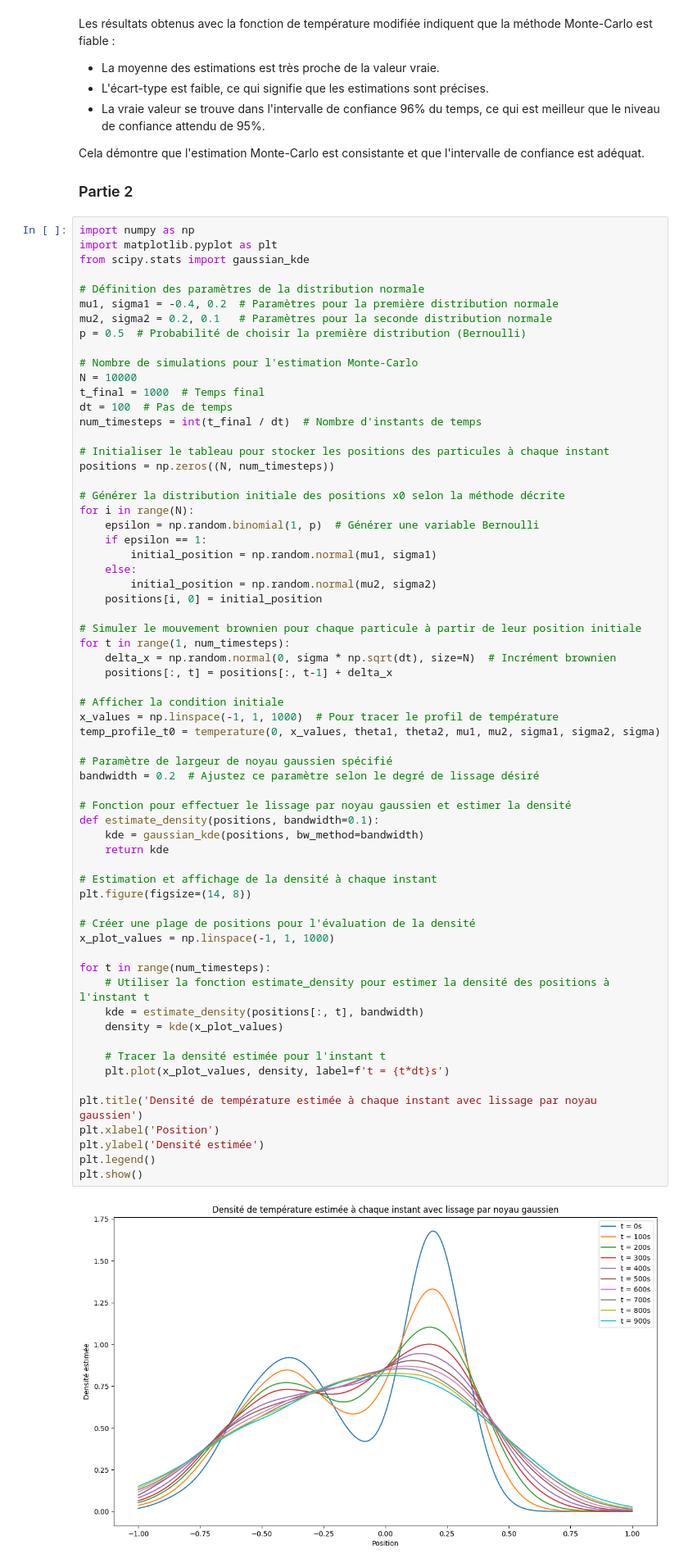
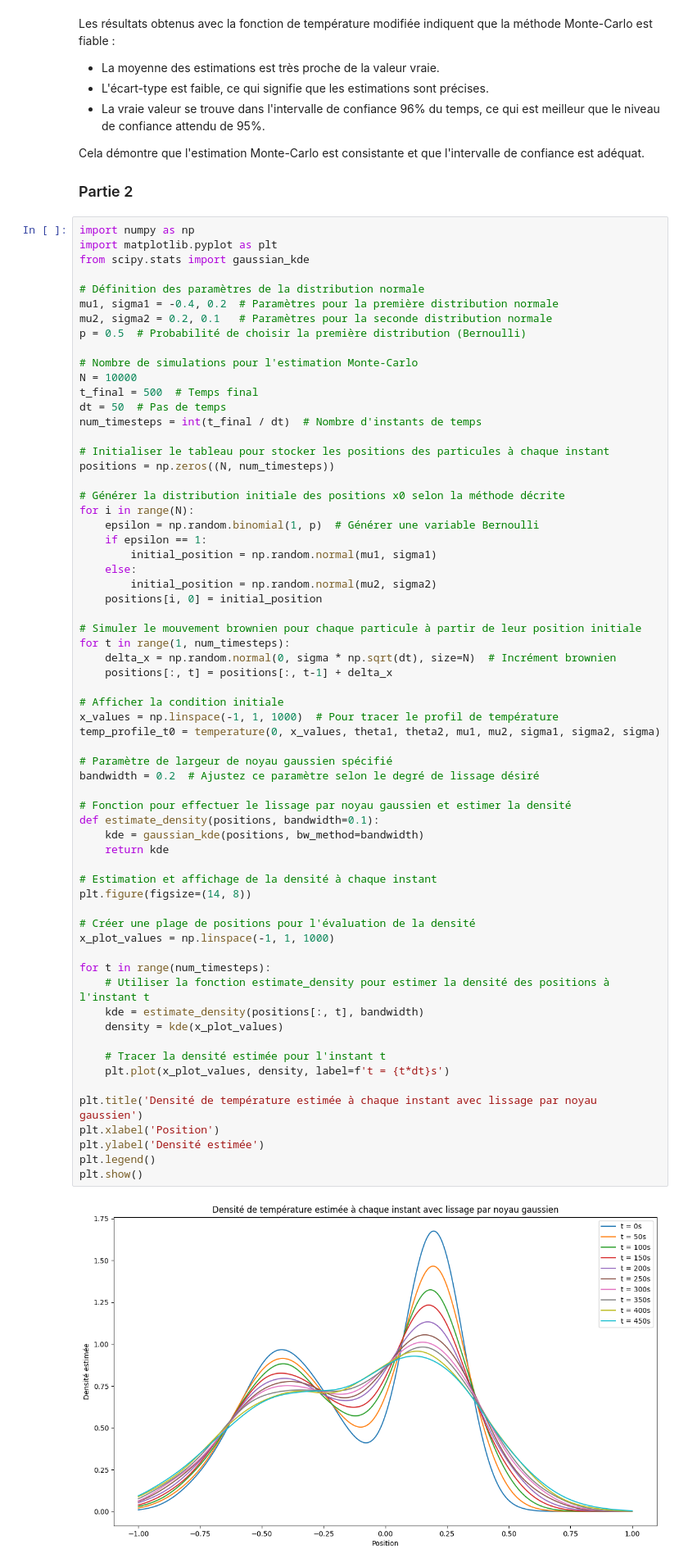
Before and after one commit to malayaan/calcul_sto, a Jupyter notebook: td1/tp_paul.Ipynb, the cells around one changed output. Shown at 82% size. Saved outputs shown, nothing was run; the diff lists cells and outputs as text.

```diff
--- a/td1/tp_paul.Ipynb
+++ b/td1/tp_paul.Ipynb
@@ -301,8 +301,8 @@ p = 0.5  # Probabilité de choisir la première distribution (Bernoulli)
 
 # Nombre de simulations pour l'estimation Monte-Carlo
 N = 10000
-t_final = 1000  # Temps final
-dt = 100  # Pas de temps
+t_final = 500  # Temps final
+dt = 50  # Pas de temps
 num_timesteps = int(t_final / dt)  # Nombre d'instants de temps
 
 # Initialiser le tableau pour stocker les positions des particules à chaque instant
@@ -327,34 +327,34 @@ x_values = np.linspace(-1, 1, 1000)  # Pour tracer le profil de température
 temp_profile_t0 = temperature(0, x_values, theta1, theta2, mu1, mu2, sigma1, sigma2, sigma)
 
 # Paramètre de largeur de noyau gaussien spécifié
 bandwidth = 0.2  # Ajustez ce paramètre selon le degré de lissage désiré
 
 # Fonction pour effectuer le lissage par noyau gaussien et estimer la densité
 def estimate_density(positions, bandwidth=0.1):
     kde = gaussian_kde(positions, bw_method=bandwidth)
     return kde
 
 # Estimation et affichage de la densité à chaque instant
 plt.figure(figsize=(14, 8))
 
 # Créer une plage de positions pour l'évaluation de la densité
 x_plot_values = np.linspace(-1, 1, 1000)
 
 for t in range(num_timesteps):
     # Utiliser la fonction estimate_density pour estimer la densité des positions à l'instant t
     kde = estimate_density(positions[:, t], bandwidth)
     density = kde(x_plot_values)
 
     # Tracer la densité estimée pour l'instant t
     plt.plot(x_plot_values, density, label=f't = {t*dt}s')
 
 plt.title('Densité de température estimée à chaque instant avec lissage par noyau gaussien')
 plt.xlabel('Position')
 plt.ylabel('Densité estimée')
 plt.legend()
 plt.show()
 # %% [output]
-[figure, old version]
+[figure, new version]
 # %% [markdown]
 On peut observer que la distribution change significativement au fil du temps, indiquant la diffusion des particules et la modification de la distribution de température le long de l'axe de position. La courbe la plus large et la plus élevée représente probablement la condition initiale, où la concentration des particules est la plus grande autour de deux centres, correspondant aux deux distributions normales initiales. Ensuite, avec le temps, les particules se diffusent, ce qui entraîne un aplatissement et un élargissement des courbes de densité.
 # %% [markdown]
```
Also changed, not shown: parts of 10 cells of this notebook, 1 other file.
